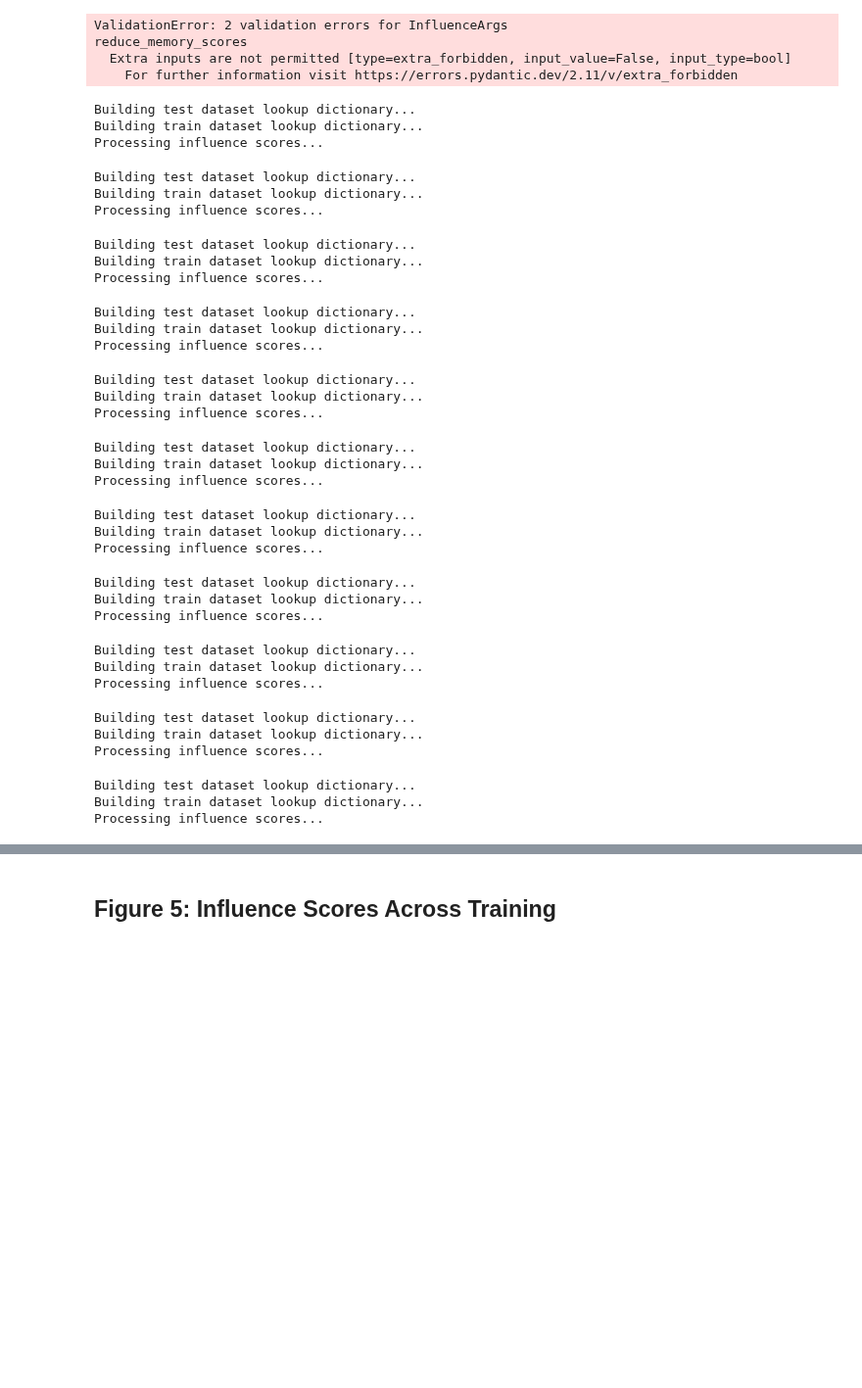
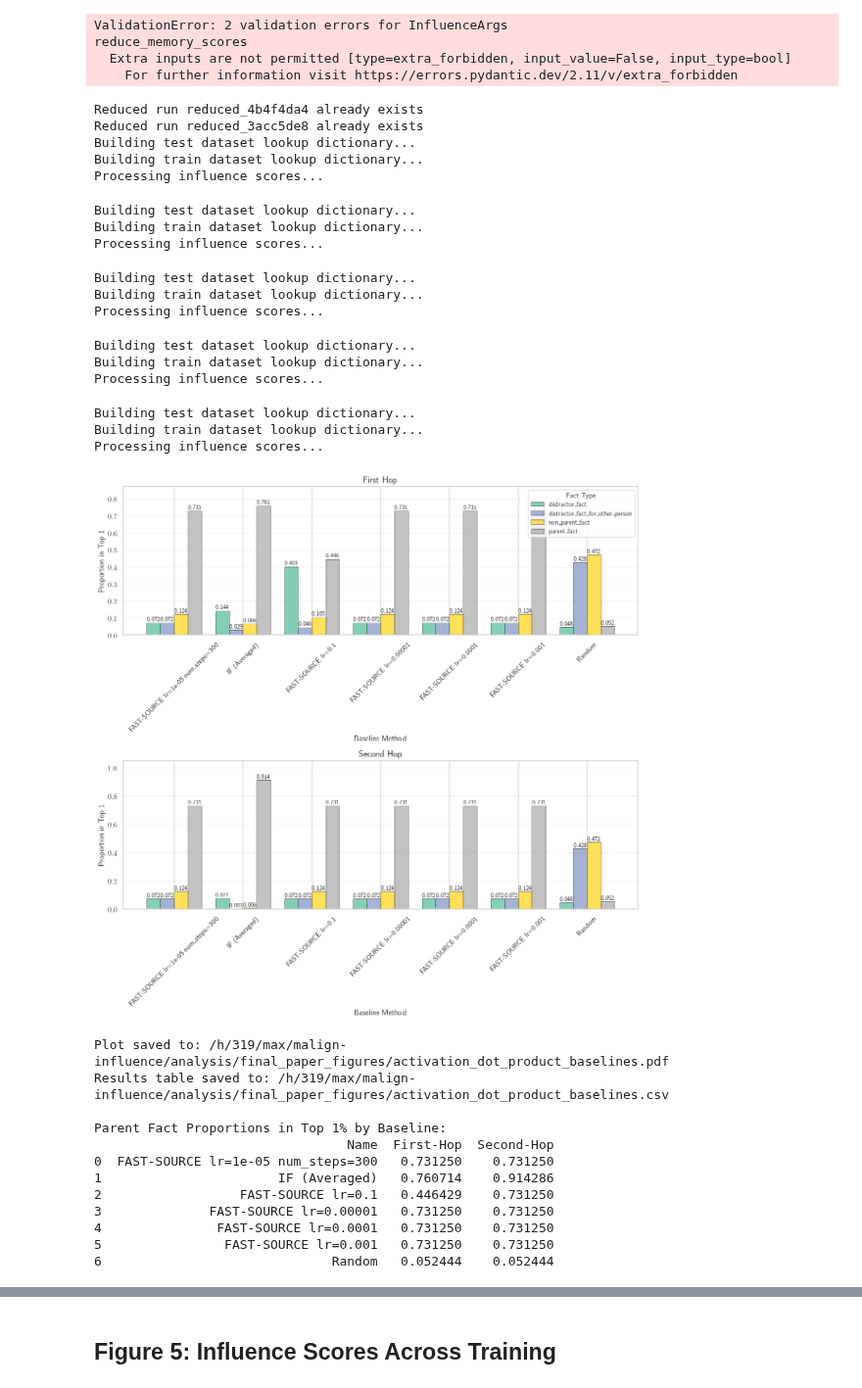
Before and after one commit to levmckinney/malign-influence, a Jupyter notebook: analysis/final_paper_figures.ipynb, the cells around one changed output, grey strips where cells are left out. Shown at 98% size. Cells and saved outputs as stored; diff of their text form; code cells hidden in the pictures; blank space fills up the shorter version.

```diff
--- a/analysis/final_paper_figures.ipynb
+++ b/analysis/final_paper_figures.ipynb
@@ -766,7 +766,40 @@ baselines = [
         first_hop_run_id=add_averaged_run_to_run_dict(["zjg6dhrj", "zcyhbl3z", "r0jk3j0a", "aizfb153", "e0yqrmbd"],allow_mismatched_keys=True),
         baseline_type="influence_averaged",
         old_result=True
-    )
+    ),
+    BaselineResults(
+        baseline_name="FAST-SOURCE lr=0.1",
+        first_hop_run_id="nhag8wz5",
+        second_hop_run_id="mivt3yg3",
+        baseline_type="influence",
+        old_result=True
+    ),
+    BaselineResults(
+        baseline_name="FAST-SOURCE lr=0.00001",
+        first_hop_run_id="rm45dudx",
+        second_hop_run_id="rm45dudx",  # Copy first_hop to second_hop since second hop crashed
+        baseline_type="influence",
+        old_result=True
+    ),
+    BaselineResults(
+        baseline_name="FAST-SOURCE lr=0.0001",
+        first_hop_run_id="rmmjk0gl",
+        second_hop_run_id="rmmjk0gl",  # Copy first_hop to second_hop since second hop crashed
+        baseline_type="influence",
+        old_result=True
+    ),
+    BaselineResults(
+        baseline_name="FAST-SOURCE lr=0.001",
+        first_hop_run_id="f8fs1rex",
+        second_hop_run_id="f8fs1rex",  # Copy first_hop to second_hop since second hop crashed
+        baseline_type="influence",
+        old_result=True
+    ),
+    BaselineResults(
+        baseline_name="IF",
+        second_hop_run_id="ry2ga7q9",
+        first_hop_run_id="zjg6dhrj",
+    ),
     # BaselineResults(
     #     baseline_name="FAST-SOURCE {fast_source_lr} 7",
     #     first_hop_run_id="gyy4sq4q",
@@ -775,6 +808,7 @@ baselines = [
     #     old_result=True
     # )
 ]
+
 
 # Add the run IDs to the run dictionary
 for baseline in baselines:
@@ -785,48 +819,45 @@ for baseline in baselines:
 baseline_plotting_dict = {
     baseline.baseline_name: {
         "first_hop_run_id": run_id_to_data[baseline.first_hop_run_id],
         "second_hop_run_id": run_id_to_data[baseline.second_hop_run_id],
     }
     for baseline in baselines
 }
 
 plot_baselines(
     baseline_plotting_dict,
     percentile=1,
     save_location=ANALYSIS_SAVE_DIR / "activation_dot_product_baselines.pdf"
 )
 pass
 # %% [output]
+Reduced run reduced_4b4f4da4 already exists
+Reduced run reduced_3acc5de8 already exists
 Building test dataset lookup dictionary...
 Building train dataset lookup dictionary...
 Processing influence scores...
 Building test dataset lookup dictionary...
 Building train dataset lookup dictionary...
 Processing influence scores...
 Building test dataset lookup dictionary...
 Building train dataset lookup dictionary...
 Processing influence scores...
 Building test dataset lookup dictionary...
 Building train dataset lookup dictionary...
 Processing influence scores...
 Building test dataset lookup dictionary...
 Building train dataset lookup dictionary...
 Processing influence scores...
+[figure, new version]
-Building test dataset lookup dictionary...
-Building train dataset lookup dictionary...
-Processing influence scores...
+Plot saved to: /h/319/max/malign-influence/analysis/final_paper_figures/activation_dot_product_baselines.pdf
+Results table saved to: /h/319/max/malign-influence/analysis/final_paper_figures/activation_dot_product_baselines.csv
+
+Parent Fact Proportions in Top 1% by Baseline:
+                                 Name  First-Hop  Second-Hop
+0  FAST-SOURCE lr=1e-05 num_steps=300   0.731250    0.731250
+1                       IF (Averaged)   0.760714    0.914286
+2                  FAST-SOURCE lr=0.1   0.446429    0.731250
+3              FAST-SOURCE lr=0.00001   0.731250    0.731250
+4               FAST-SOURCE lr=0.0001   0.731250    0.731250
+5                FAST-SOURCE lr=0.001   0.731250    0.731250
+6                              Random   0.052444    0.052444
-Building test dataset lookup dictionary...
-Building train dataset lookup dictionary...
-Processing influence scores...
-Building test dataset lookup dictionary...
-Building train dataset lookup dictionary...
-Processing influence scores...
-Building test dataset lookup dictionary...
-Building train dataset lookup dictionary...
-Processing influence scores...
-Building test dataset lookup dictionary...
-Building train dataset lookup dictionary...
-Processing influence scores...
-Building test dataset lookup dictionary...
-Building train dataset lookup dictionary...
-Processing influence scores...
```
Also changed, not shown: parts of 1 cell of this notebook, 2 other files.
